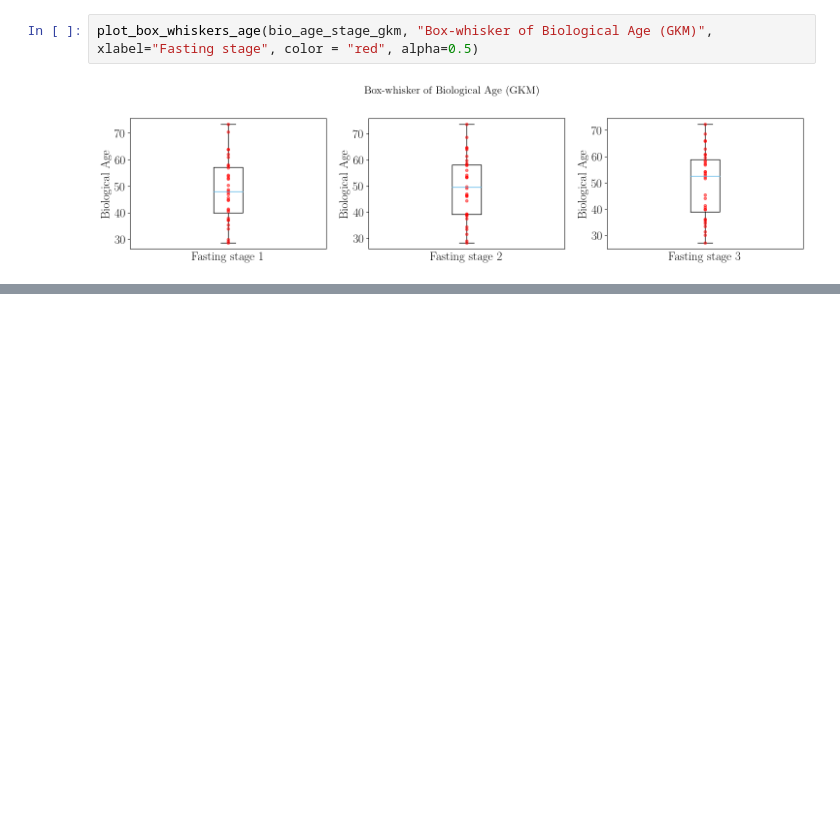
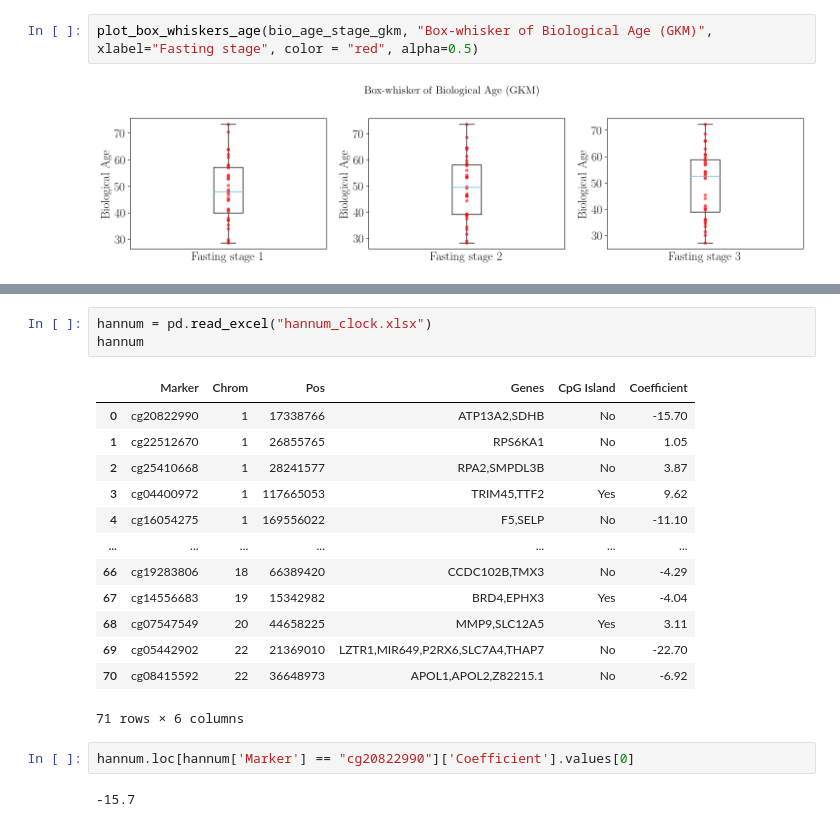
Before and after one commit to AmroAbdrabo/project-fasting-on-aging, a Jupyter notebook: exploratory_analysis.ipynb, the cells around one changed output, grey strips where cells are left out. Drawn from its saved outputs; the diff is of its cells as text; blank space fills up the shorter version.

```diff
--- a/exploratory_analysis.ipynb
+++ b/exploratory_analysis.ipynb
@@ -407,0 +427,21 @@ plot_box_whiskers_age(bio_age_stage_gkm, "Box-whisker of Biological Age (GKM)",
+# %%
+hannum = pd.read_excel("hannum_clock.xlsx")
+hannum
+# %% [output]
+|  | Marker | Chrom | Pos | Genes | CpG Island | Coefficient |
+| 0 | cg20822990 | 1 | 17338766 | ATP13A2,SDHB | No | -15.70 |
+| 1 | cg22512670 | 1 | 26855765 | RPS6KA1 | No | 1.05 |
+| 2 | cg25410668 | 1 | 28241577 | RPA2,SMPDL3B | No | 3.87 |
+| 3 | cg04400972 | 1 | 117665053 | TRIM45,TTF2 | Yes | 9.62 |
+| 4 | cg16054275 | 1 | 169556022 | F5,SELP | No | -11.10 |
+| ... | ... | ... | ... | ... | ... | ... |
+| 66 | cg19283806 | 18 | 66389420 | CCDC102B,TMX3 | No | -4.29 |
+| 67 | cg14556683 | 19 | 15342982 | BRD4,EPHX3 | Yes | -4.04 |
+| 68 | cg07547549 | 20 | 44658225 | MMP9,SLC12A5 | Yes | 3.11 |
+| 69 | cg05442902 | 22 | 21369010 | LZTR1,MIR649,P2RX6,SLC7A4,THAP7 | No | -22.70 |
+| 70 | cg08415592 | 22 | 36648973 | APOL1,APOL2,Z82215.1 | No | -6.92 |
+71 rows × 6 columns
+# %%
+hannum.loc[hannum['Marker'] == "cg20822990"]['Coefficient'].values[0]
+# %% [output]
+-15.7
```
Also changed, not shown: parts of 11 cells of this notebook, 3 other files.
